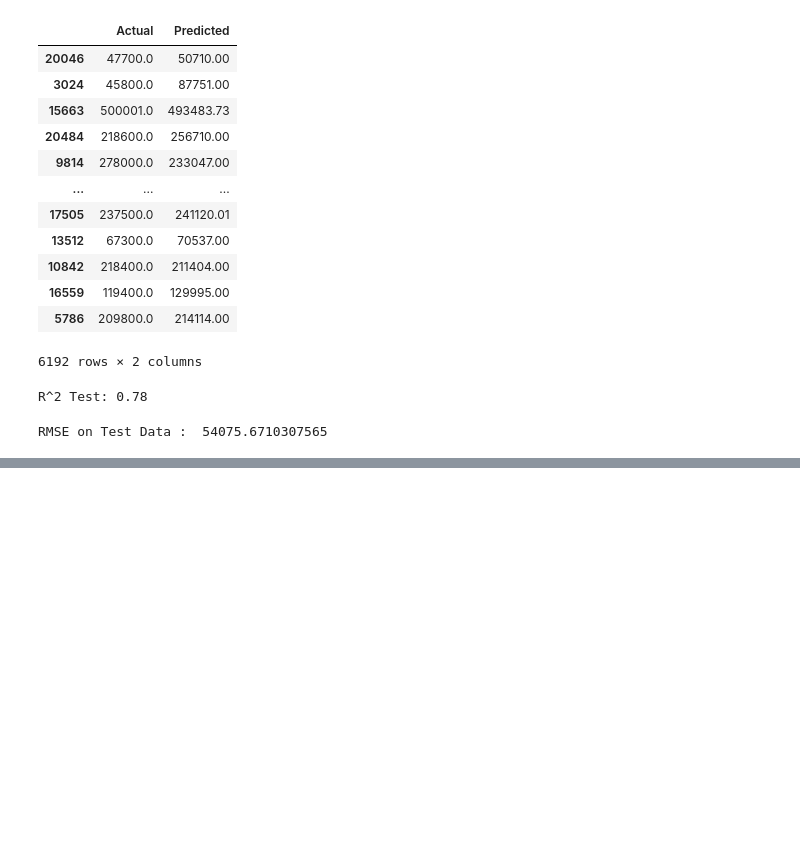
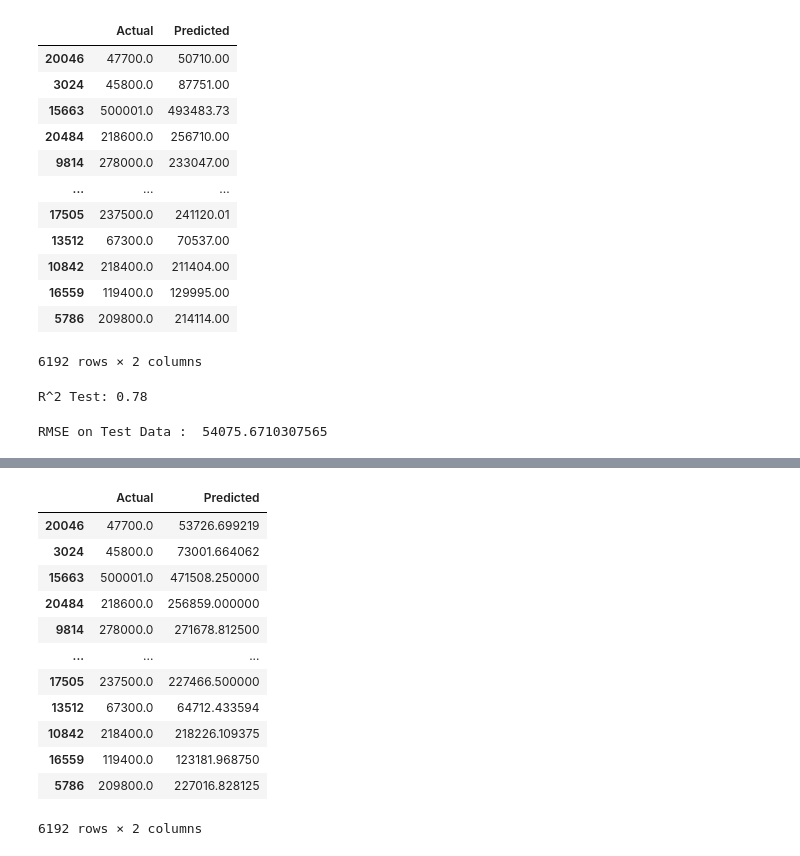
Before and after one commit to rituraj-navindgikar/ML, a Jupyter notebook: ml_foundations.ipynb, the cells around one changed output, grey strips where cells are left out. Drawn from its saved outputs; the diff is of its cells as text; code cells hidden in the pictures; blank space fills up the shorter version.

```diff
--- a/ml_foundations.ipynb
+++ b/ml_foundations.ipynb
@@ -373,0 +408,19 @@ RMSE on Test Data :  54075.6710307565
+# %%
+#compare the actual values with predicted
+xgb_pred_test_df = pd.DataFrame({'Actual': y_test, 'Predicted': y_xgb_pred_test})
+
+xgb_pred_test_df
+# %% [output]
+|  | Actual | Predicted |
+| 20046 | 47700.0 | 53726.699219 |
+| 3024 | 45800.0 | 73001.664062 |
+| 15663 | 500001.0 | 471508.250000 |
+| 20484 | 218600.0 | 256859.000000 |
+| 9814 | 278000.0 | 271678.812500 |
+| ... | ... | ... |
+| 17505 | 237500.0 | 227466.500000 |
+| 13512 | 67300.0 | 64712.433594 |
+| 10842 | 218400.0 | 218226.109375 |
+| 16559 | 119400.0 | 123181.968750 |
+| 5786 | 209800.0 | 227016.828125 |
+6192 rows × 2 columns
```
Also changed, not shown: parts of 16 cells of this notebook.
